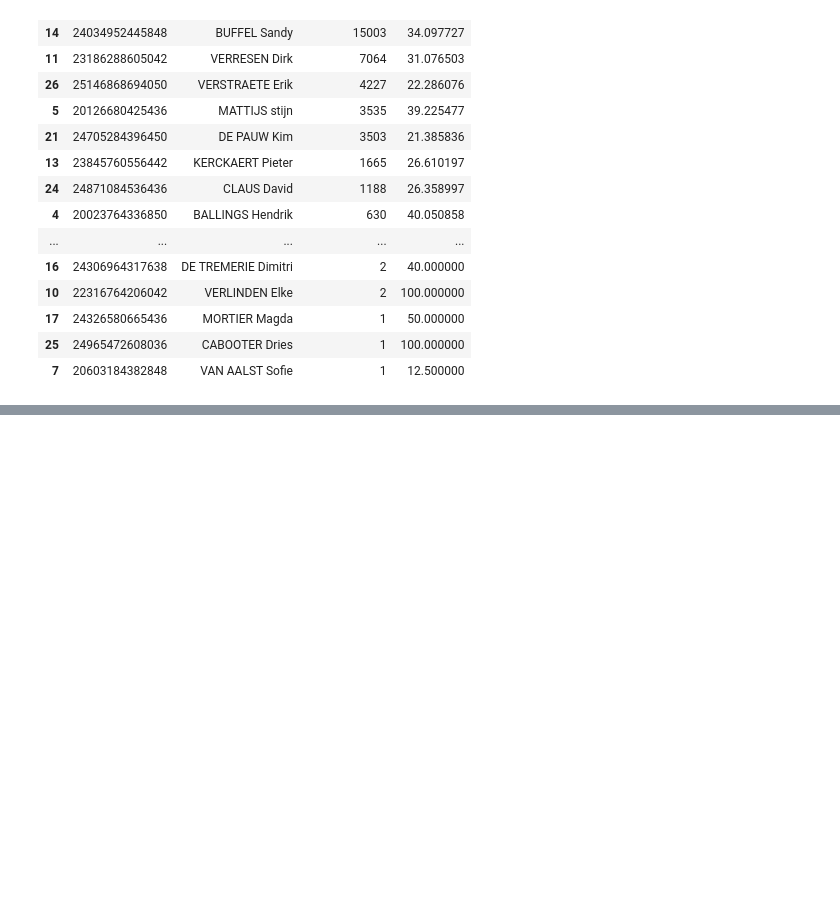
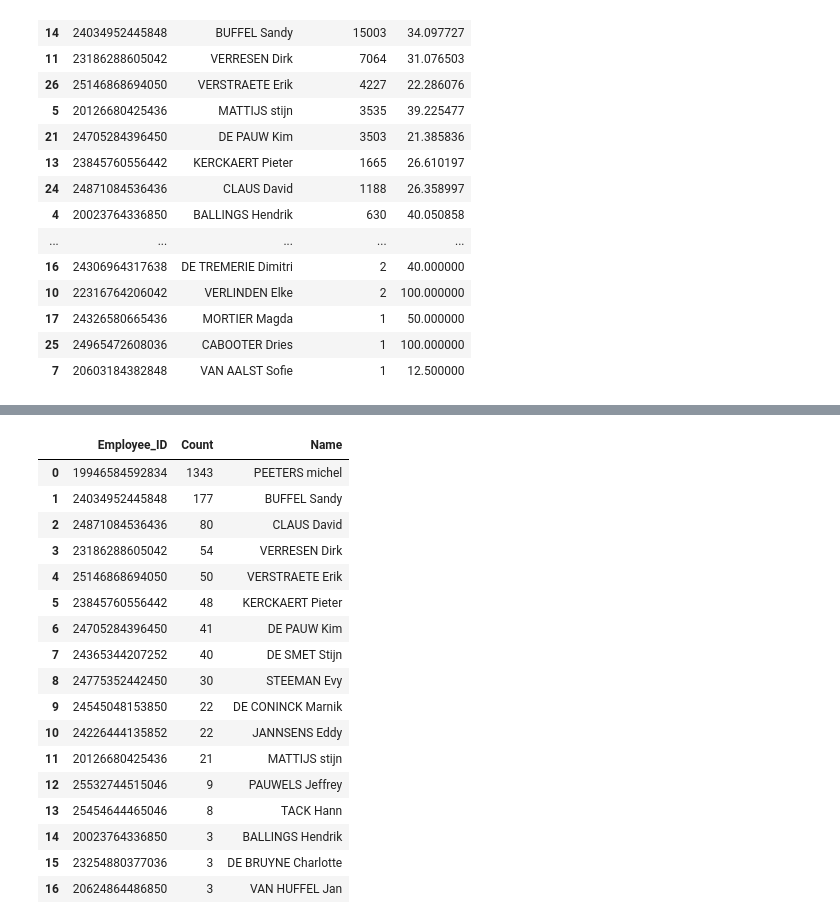
Before and after one commit to atyvaert/CRM-analytics, a Jupyter notebook: ACRM Q3.ipynb, the cells around one changed output, grey strips where cells are left out. Cells and saved outputs as stored; diff of their text form; code cells hidden in the pictures; blank space fills up the shorter version.

Commit message:
reviews Q3

```diff
--- a/ACRM Q3.ipynb
+++ b/ACRM Q3.ipynb
@@ -31,6 +31,9 @@ df_Products = df_Products.rename(columns={'AR0_NRID': 'Product_ID', 'DESCRIPTION
 
 df_VisitDetails = pd.read_csv('./Data/HVC_VISITRESULTDETAILS.csv', sep=";")
 df_VisitDetails = df_VisitDetails.rename(columns={'VISITRESULTDETAILS_NRID': 'VisitDetails_ID', 'AR0_NRID': 'Product_ID', 'QUANTITY': 'Quantity', 'HVVISITRESULT_NRID' : 'Visit_ID' })
+
+df_Reviews = pd.read_csv('./Data/HVC_CUSTOMER_REVIEWS.csv', sep=";")
+df_Reviews = df_Reviews.rename(columns={'SO0_NRID': 'Customer_ID', 'REVIEW': 'Review'})
 # %%
 ###########################
 #Q3 Who are the employees?#
@@ -387,3 +390,33 @@ employeeTurnoverRate
 | 17 | 24326580665436 | MORTIER Magda | 1 | 50.000000 |
 | 25 | 24965472608036 | CABOOTER Dries | 1 | 100.000000 |
 | 7 | 20603184382848 | VAN AALST Sofie | 1 | 12.500000 |
+# %%
+# Let's look into the customer reviews and which employees are connected to bad or good reviews
+
+customers_reviews = pd.merge(df_Reviews, df_CustomerType, how = 'inner', on = 'Customer_ID')
+customers_reviews_visits = pd.merge(customers_reviews, df_CompanyVisit, how = 'inner', on = 'Customer_ID')
+customers_reviews_visits_employees = pd.merge(customers_reviews_visits, df_CompanyEmployees, how = 'inner', on = 'Employee_ID')
+
+excellent_reviews = customers_reviews_visits_employees[customers_reviews_visits_employees['Review'] == 'Excellent service, very satisfied']
+good_reviews = customers_reviews_visits_employees[customers_reviews_visits_employees['Review'] == 'Good service, satisfied']
+no_opinions = customers_reviews_visits_employees[customers_reviews_visits_employees['Review'] == 'No opinion']
+bad_reviews = customers_reviews_visits_employees[customers_reviews_visits_employees['Review'] == 'Not completely satisfied']
+terrible_reviews = customers_reviews_visits_employees[customers_reviews_visits_employees['Review'] == 'Very bad service, very unsatisfied']
+
+excellent_reviews = excellent_reviews.groupby(['Employee_ID'], as_index=False).count().sort_values(by = 'Customer_ID', ascending=False)
+good_reviews = good_reviews.groupby(['Employee_ID'], as_index=False).count().sort_values(by = 'Customer_ID', ascending=False)
+no_opinions = no_opinions.groupby(['Employee_ID'], as_index=False).count().sort_values(by = 'Customer_ID', ascending=False)
+bad_reviews = bad_reviews.groupby(['Employee_ID'], as_index=False).count().sort_values(by = 'Customer_ID', ascending=False)
+terrible_reviews = terrible_reviews.groupby(['Employee_ID'], as_index=False).count().sort_values(by = 'Customer_ID', ascending=False)
+
+excellent_reviews = excellent_reviews[['Employee_ID', 'Customer_ID']].rename(columns={'Customer_ID': 'Count'}).merge(df_CompanyEmployees, how = 'inner', on = 'Employee_ID')
+good_reviews = good_reviews[['Employee_ID', 'Customer_ID']].rename(columns={'Customer_ID': 'Count'}).merge(df_CompanyEmployees, how = 'inner', on = 'Employee_ID')
+no_opinions = no_opinions[['Employee_ID', 'Customer_ID']].rename(columns={'Customer_ID': 'Count'}).merge(df_CompanyEmployees, how = 'inner', on = 'Employee_ID')
+bad_reviews = bad_reviews[['Employee_ID', 'Customer_ID']].rename(columns={'Customer_ID': 'Count'}).merge(df_CompanyEmployees, how = 'inner', on = 'Employee_ID')
+terrible_reviews = terrible_reviews[['Employee_ID', 'Customer_ID']].rename(columns={'Customer_ID': 'Count'}).merge(df_CompanyEmployees, how = 'inner', on = 'Employee_ID')
+
+excellent_reviews = excellent_reviews[['Employee_ID', 'Count', 'Name']]
+good_reviews = good_reviews[['Employee_ID', 'Count', 'Name']]
+no_opinions = no_opinions[['Employee_ID', 'Count', 'Name']]
+bad_reviews = bad_reviews[['Employee_ID', 'Count', 'Name']]
+terrible_reviews = terrible_reviews[['Employee_ID', 'Count', 'Name']]
@@ -389,0 +503,21 @@ employeeTurnoverRate
+# %%
+terrible_reviews
+# %% [output]
+|  | Employee_ID | Count | Name |
+| 0 | 19946584592834 | 1343 | PEETERS michel |
+| 1 | 24034952445848 | 177 | BUFFEL Sandy |
+| 2 | 24871084536436 | 80 | CLAUS David |
+| 3 | 23186288605042 | 54 | VERRESEN Dirk |
+| 4 | 25146868694050 | 50 | VERSTRAETE Erik |
+| 5 | 23845760556442 | 48 | KERCKAERT Pieter |
+| 6 | 24705284396450 | 41 | DE PAUW Kim |
+| 7 | 24365344207252 | 40 | DE SMET Stijn |
+| 8 | 24775352442450 | 30 | STEEMAN Evy |
+| 9 | 24545048153850 | 22 | DE CONINCK Marnik |
+| 10 | 24226444135852 | 22 | JANNSENS Eddy |
+| 11 | 20126680425436 | 21 | MATTIJS stijn |
+| 12 | 25532744515046 | 9 | PAUWELS Jeffrey |
+| 13 | 25454644465046 | 8 | TACK Hann |
+| 14 | 20023764336850 | 3 | BALLINGS Hendrik |
+| 15 | 23254880377036 | 3 | DE BRUYNE Charlotte |
+| 16 | 20624864486850 | 3 | VAN HUFFEL Jan |
```
Also changed, not shown: parts of 4 cells of this notebook.
